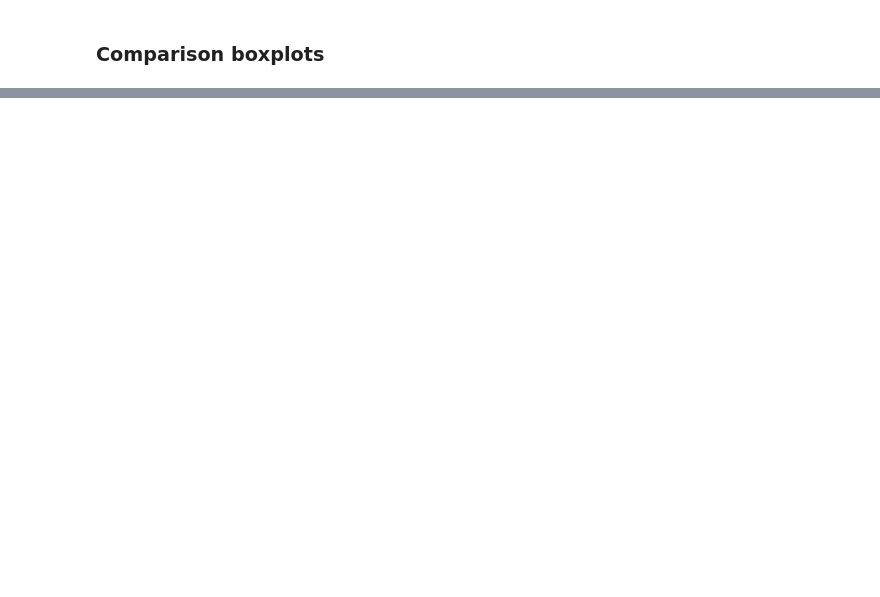
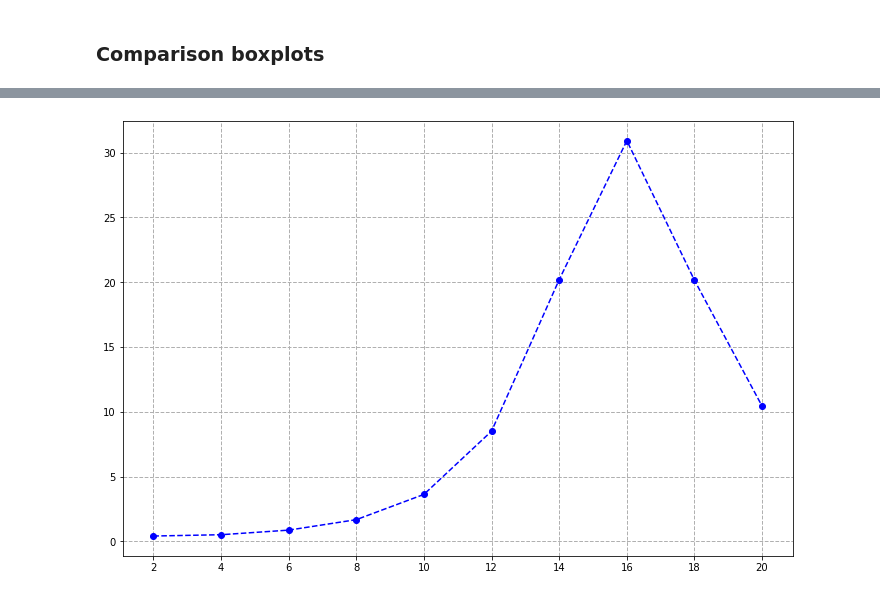
Before and after one commit to svsamsonov/VR-MCMC, a Jupyter notebook: Code/Cost_comparison_Gaussian.ipynb, the cells around one changed output, grey strips where cells are left out. Cells and saved outputs as stored; diff of their text form; code cells hidden in the pictures; blank space fills up the shorter version.

```diff
--- a/Code/Cost_comparison_Gaussian.ipynb
+++ b/Code/Cost_comparison_Gaussian.ipynb
@@ -302,16 +289,21 @@ print(var_arr.shape)
 # %%
 import matplotlib.pyplot as plt
-plt.figure(figsize=(12,8))
+fig = plt.figure(figsize=(12,8))
+ax = fig.add_subplot(1, 1, 1)
+major_ticks = np.arange(0, 21, 2)
+ax.set_xticks(major_ticks)
 # plot the index for the x-values
 #plt.plot(lags,vr_rates_dep/(lags*8), marker='o', linestyle='--', color='r', label='Train on dependent trajectories')
-plt.plot(lags,(var_arr[:,0]/var_arr[:,1])/(lags*2), marker='o', linestyle='--', color='b') #,label='Train on independent trajectories')
+plt.plot(lags,(var_arr[:,0]/var_arr[:,1])/(lags*3), marker='o', linestyle='--', color='b') #,label='Train on independent trajectories')
 #plt.xlabel('lag',fontsize = 18)
 #plt.ylabel('cost',fontsize = 18)
 #plt.title('VR cost for MDCV, Gaussian distribution, quadratic target',fontsize = 20)
 plt.grid(linestyle='--', linewidth=1.0)
 #plt.legend()
 #plt.show()
-plt.savefig("./2d_gaussian_linear_cost_29_10.pdf")
+plt.savefig("./2d_gaussian_linear_cost_01_12.pdf")
+# %% [output]
+[figure, added]
 # %%
 plt.figure(figsize=(12,8))
 # plot the index for the x-values
```
Also changed, not shown: parts of 6 cells of this notebook, 4 other files.
